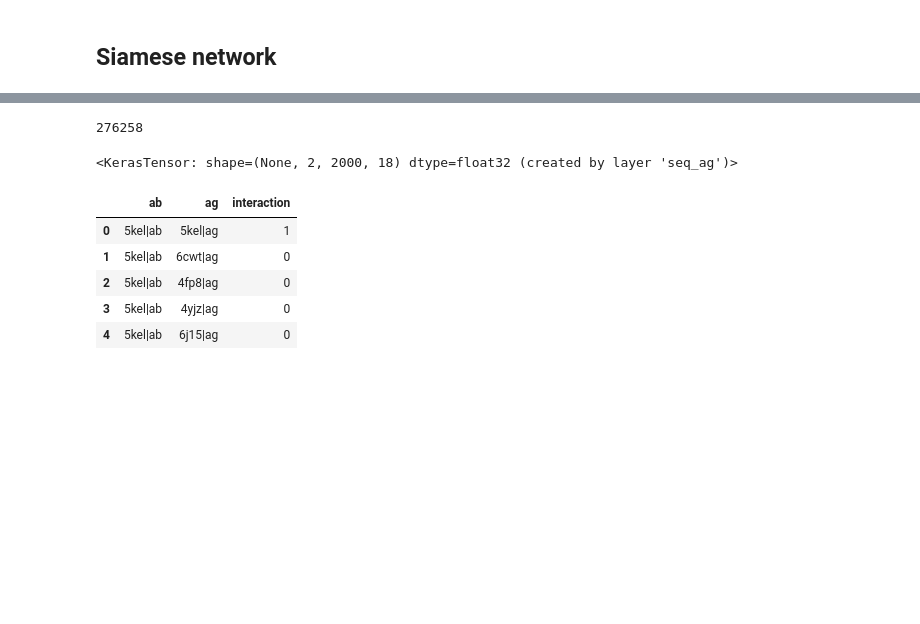
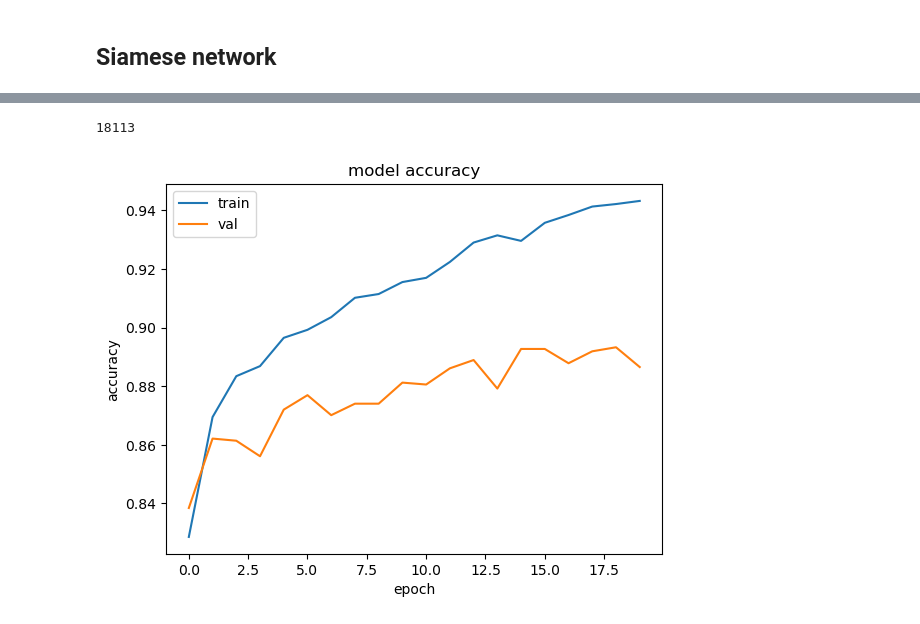
Before and after one commit to sebgra/intelligent_antibodies, a Jupyter notebook: notebooks/siamese-network.ipynb, the cells around one changed output, grey strips where cells are left out. Drawn from its saved outputs; the diff is of its cells as text; code cells hidden in the pictures; blank space fills up the shorter version.

Commit message:
feat: Add Siamese network on OneHotEncoding

```diff
--- a/notebooks/siamese-network.ipynb
+++ b/notebooks/siamese-network.ipynb
@@ -71,5 +32,7 @@ seq_id_to_nlf = {seq_id: nlf for seq_id, nlf in zip(df_seq["seq_id"], encoded_se
+# %%
+vector_size = 200
+X, y, vector_size, alphabet_size = EquilibratedDataset(encoder).getdata(vector_size)
+
+x_ab, x_ag = X
 # %%
-X = df_filtered[["ab", "ag"]]
-y = df_filtered[["interaction"]]
-
-x_train, x_test, y_train, y_test = train_test_split(X, y, test_size=0.2, random_state=42)
+x_train_ab, x_test_ab, x_train_ag, x_test_ag, y_train, y_test = train_test_split(x_ab, x_ag, y, test_size=0.2, random_state=42, stratify=y)
@@ -84,0 +39,3 @@ input_dimensions
+# %%
+input_dimensions = (vector_size, alphabet_size)
+input_dimensions
@@ -195,13 +131,13 @@ model = Model(inputs=[seq_input1, seq_input2],
 
 adam = Adam(learning_rate=1e-4, amsgrad=True, epsilon=1e-6)
 
-checkpoint_callback = keras.callbacks.ModelCheckpoint('run/siamese/model.h5', monitor='val_mcc', mode='max')
+checkpoint_callback = keras.callbacks.ModelCheckpoint(f'run/models/siamese/one-hot-{vector_size}-model.h5', monitor='val_mcc', mode='max')
 earlystop_callback = keras.callbacks.EarlyStopping(monitor="val_loss", patience=5)
 
 model.compile(optimizer=adam, loss=binary_crossentropy, metrics=[accuracy, f1, mcc])
 
 
-model.fit([subset_ag, subset_ab], subset_y, epochs=50, callbacks=[checkpoint_callback, earlystop_callback],
+history = model.fit([x_train_ab, x_train_ag], y_train, epochs=50, callbacks=[checkpoint_callback, earlystop_callback],
           batch_size=64, verbose=1, validation_split=0.15)
 # %% [output]
 Epoch 1/50
@@ -228,8 +161,4 @@ Epoch 50/50
 # %%
-len(train_ds_loader)
+len(x_train_ab)
 # %% [output]
-276258
+18113
-# %%
-seq_input1
-# %% [output]
-<KerasTensor: shape=(None, 2, 2000, 18) dtype=float32 (created by layer 'seq_ag')>
@@ -242,9 +165,10 @@ seq_input2 = layers.Input(shape=input_dimensions, name='seq_ab')
-# %%
-df_filtered.head()
-# %% [output]
-|  | ab | ag | interaction |
-| 0 | 5kel|ab | 5kel|ag | 1 |
-| 1 | 5kel|ab | 6cwt|ag | 0 |
-| 2 | 5kel|ab | 4fp8|ag | 0 |
-| 3 | 5kel|ab | 4yjz|ag | 0 |
-| 4 | 5kel|ab | 6j15|ag | 0 |
+# %%
+plt.plot(history.history['accuracy'])
+plt.plot(history.history['val_accuracy'])
+plt.title('model accuracy')
+plt.ylabel('accuracy')
+plt.xlabel('epoch')
+plt.legend(['train', 'val'], loc='upper left')
+plt.show()
+# %% [output]
+[figure, added]
```
Also changed, not shown: parts of 19 cells of this notebook, 2 other files.
